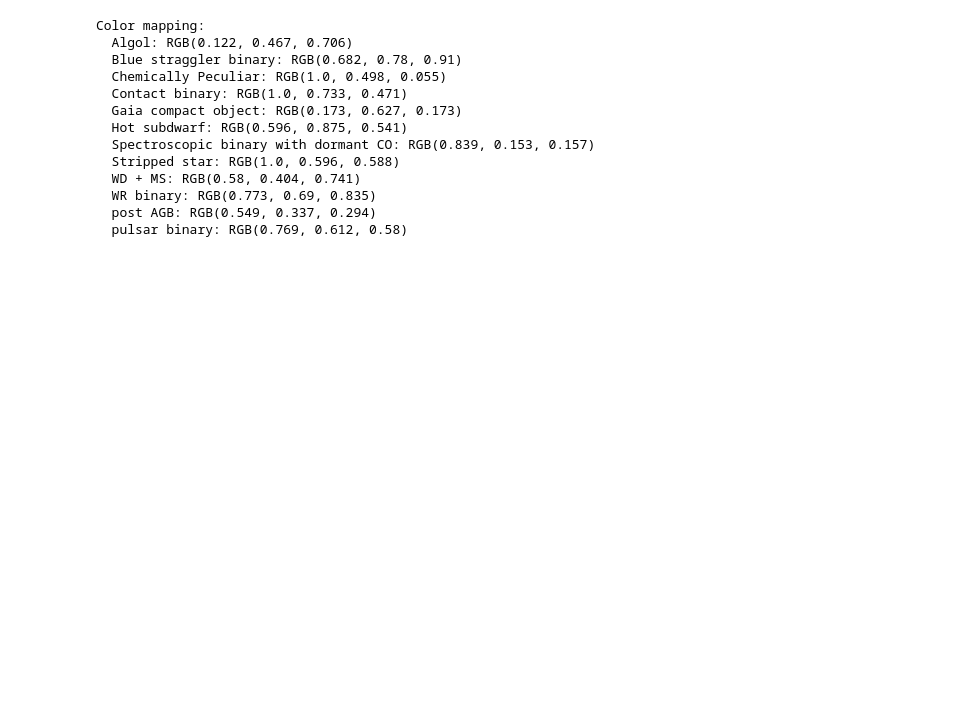
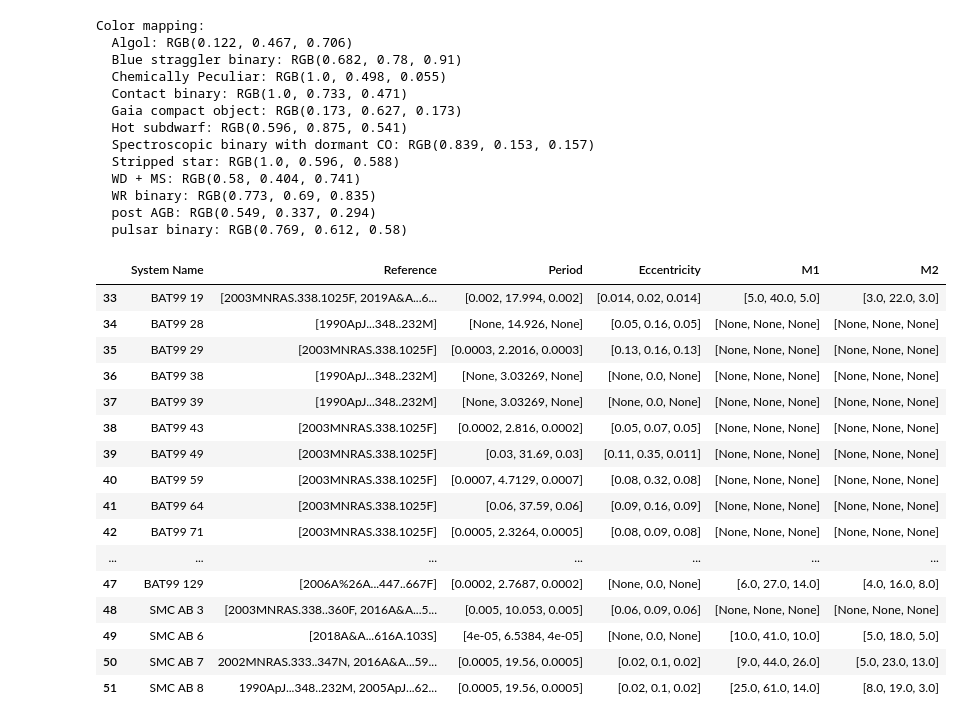
Before and after one commit to binary-observations/post_mt_catalog, a Jupyter notebook: code/data_analysis/Read_and_plot.ipynb, the cells around one changed output. Drawn from its saved outputs; the diff is of its cells as text; code cells hidden in the pictures; blank space fills up the shorter version.

```diff
--- a/code/data_analysis/Read_and_plot.ipynb
+++ b/code/data_analysis/Read_and_plot.ipynb
@@ -698,3 +700,23 @@ plot_catalog(
     color_by="system_class",
     logx=True,
 )
+# %%
+pd_catalog_data[['System Name', 'Reference','Period', 'Eccentricity', 'M1', 'M2' ]][pd_catalog_data['system_class'] == 'WR binary']
+# %% [output]
+|  | System Name | Reference | Period | Eccentricity | M1 | M2 |
+| 33 | BAT99 19 | [2003MNRAS.338.1025F, 2019A&A...6... | [0.002, 17.994, 0.002] | [0.014, 0.02, 0.014] | [5.0, 40.0, 5.0] | [3.0, 22.0, 3.0] |
+| 34 | BAT99 28 | [1990ApJ...348..232M] | [None, 14.926, None] | [0.05, 0.16, 0.05] | [None, None, None] | [None, None, None] |
+| 35 | BAT99 29 | [2003MNRAS.338.1025F] | [0.0003, 2.2016, 0.0003] | [0.13, 0.16, 0.13] | [None, None, None] | [None, None, None] |
+| 36 | BAT99 38 | [1990ApJ...348..232M] | [None, 3.03269, None] | [None, 0.0, None] | [None, None, None] | [None, None, None] |
+| 37 | BAT99 39 | [1990ApJ...348..232M] | [None, 3.03269, None] | [None, 0.0, None] | [None, None, None] | [None, None, None] |
+| 38 | BAT99 43 | [2003MNRAS.338.1025F] | [0.0002, 2.816, 0.0002] | [0.05, 0.07, 0.05] | [None, None, None] | [None, None, None] |
+| 39 | BAT99 49 | [2003MNRAS.338.1025F] | [0.03, 31.69, 0.03] | [0.11, 0.35, 0.011] | [None, None, None] | [None, None, None] |
+| 40 | BAT99 59 | [2003MNRAS.338.1025F] | [0.0007, 4.7129, 0.0007] | [0.08, 0.32, 0.08] | [None, None, None] | [None, None, None] |
+| 41 | BAT99 64 | [2003MNRAS.338.1025F] | [0.06, 37.59, 0.06] | [0.09, 0.16, 0.09] | [None, None, None] | [None, None, None] |
+| 42 | BAT99 71 | [2003MNRAS.338.1025F] | [0.0005, 2.3264, 0.0005] | [0.08, 0.09, 0.08] | [None, None, None] | [None, None, None] |
+| ... | ... | ... | ... | ... | ... | ... |
+| 47 | BAT99 129 | [2006A%26A...447..667F] | [0.0002, 2.7687, 0.0002] | [None, 0.0, None] | [6.0, 27.0, 14.0] | [4.0, 16.0, 8.0] |
+| 48 | SMC AB 3 | [2003MNRAS.338..360F, 2016A&A...5... | [0.005, 10.053, 0.005] | [0.06, 0.09, 0.06] | [None, None, None] | [None, None, None] |
+| 49 | SMC AB 6 | [2018A&A...616A.103S] | [4e-05, 6.5384, 4e-05] | [None, 0.0, None] | [10.0, 41.0, 10.0] | [5.0, 18.0, 5.0] |
+| 50 | SMC AB 7 | 2002MNRAS.333..347N, 2016A&A...59... | [0.0005, 19.56, 0.0005] | [0.02, 0.1, 0.02] | [9.0, 44.0, 26.0] | [5.0, 23.0, 13.0] |
+| 51 | SMC AB 8 | 1990ApJ...348..232M, 2005ApJ...62... | [0.0005, 19.56, 0.0005] | [0.02, 0.1, 0.02] | [25.0, 61.0, 14.0] | [8.0, 19.0, 3.0] |
```
Also changed, not shown: parts of 8 cells of this notebook, 2 other files.
